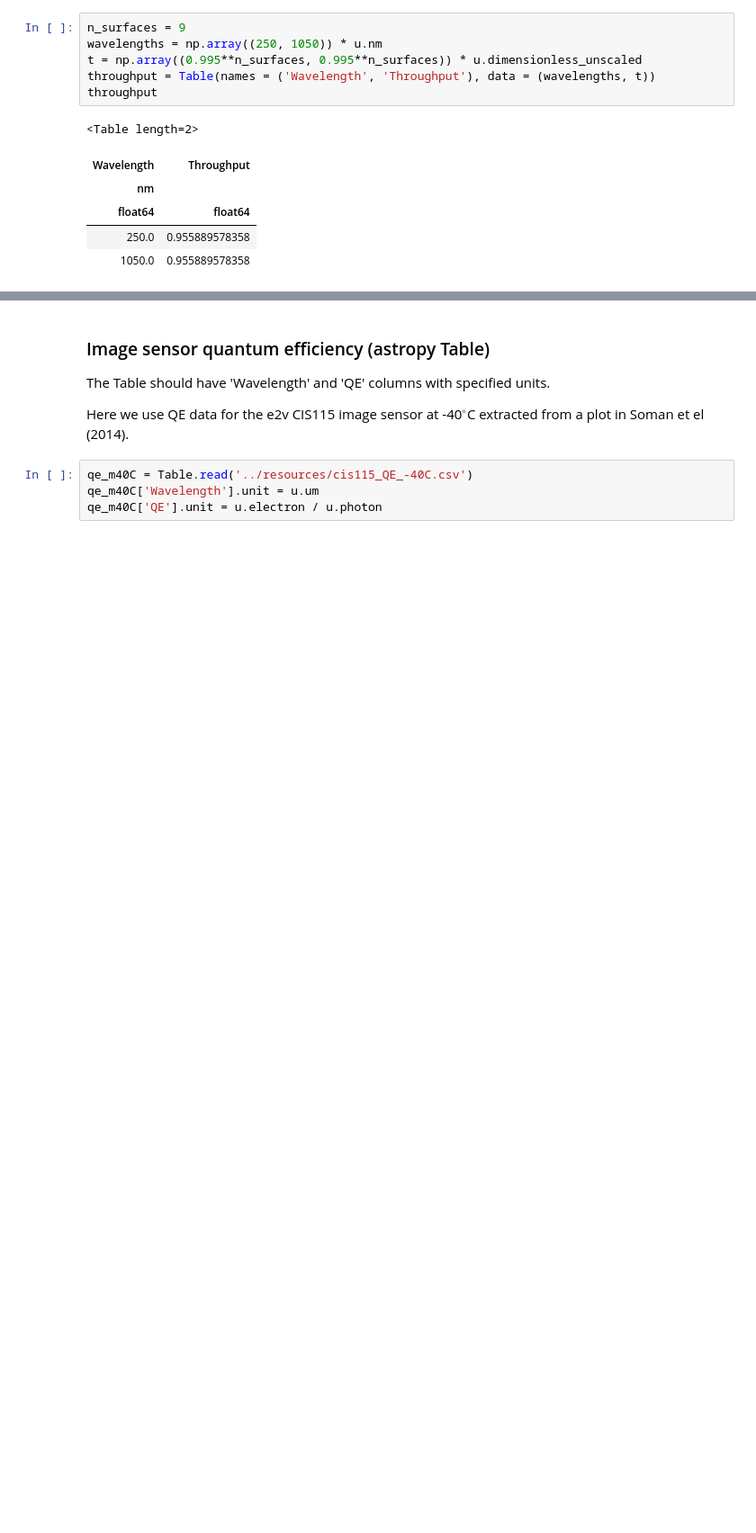
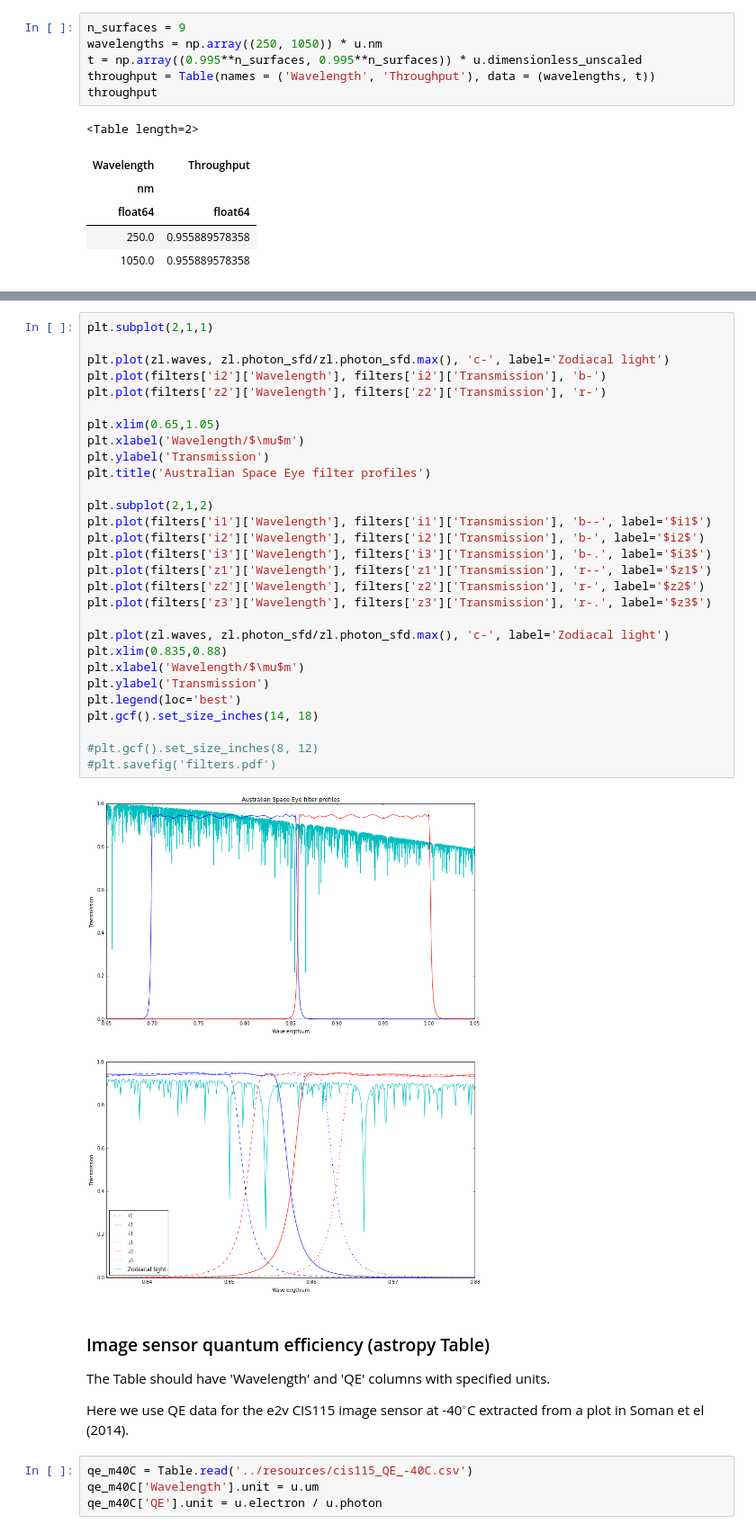
Before and after one commit to AnthonyHorton/astroimsim, a Jupyter notebook: Australian Space Eye.ipynb, the cells around one changed output, grey strips where cells are left out. Shown at 90% size. Cells and saved outputs as stored; diff of their text form; blank space fills up the shorter version.

```diff
--- a/Australian Space Eye.ipynb
+++ b/Australian Space Eye.ipynb
@@ -129,3 +119,34 @@ for (f_name, f_data) in filters.items():
+# %%
+plt.subplot(2,1,1)
+
+plt.plot(zl.waves, zl.photon_sfd/zl.photon_sfd.max(), 'c-', label='Zodiacal light')
+plt.plot(filters['i2']['Wavelength'], filters['i2']['Transmission'], 'b-')
+plt.plot(filters['z2']['Wavelength'], filters['z2']['Transmission'], 'r-')
+
+plt.xlim(0.65,1.05)
+plt.xlabel('Wavelength/$\mu$m')
+plt.ylabel('Transmission')
+plt.title('Australian Space Eye filter profiles')
+
+plt.subplot(2,1,2)
+plt.plot(filters['i1']['Wavelength'], filters['i1']['Transmission'], 'b--', label='$i1$')
+plt.plot(filters['i2']['Wavelength'], filters['i2']['Transmission'], 'b-', label='$i2$')
+plt.plot(filters['i3']['Wavelength'], filters['i3']['Transmission'], 'b-.', label='$i3$')
+plt.plot(filters['z1']['Wavelength'], filters['z1']['Transmission'], 'r--', label='$z1$')
+plt.plot(filters['z2']['Wavelength'], filters['z2']['Transmission'], 'r-', label='$z2$')
+plt.plot(filters['z3']['Wavelength'], filters['z3']['Transmission'], 'r-.', label='$z3$')
+
+plt.plot(zl.waves, zl.photon_sfd/zl.photon_sfd.max(), 'c-', label='Zodiacal light')
+plt.xlim(0.835,0.88)
+plt.xlabel('Wavelength/$\mu$m')
+plt.ylabel('Transmission')
+plt.legend(loc='best')
+plt.gcf().set_size_inches(14, 18)
+
+#plt.gcf().set_size_inches(8, 12)
+#plt.savefig('filters.pdf')
+# %% [output]
+[figure, added]
 # %% [markdown]
 ### Image sensor quantum efficiency (astropy Table)
 
```
Also changed, not shown: parts of 22 cells of this notebook, 1 other file.
